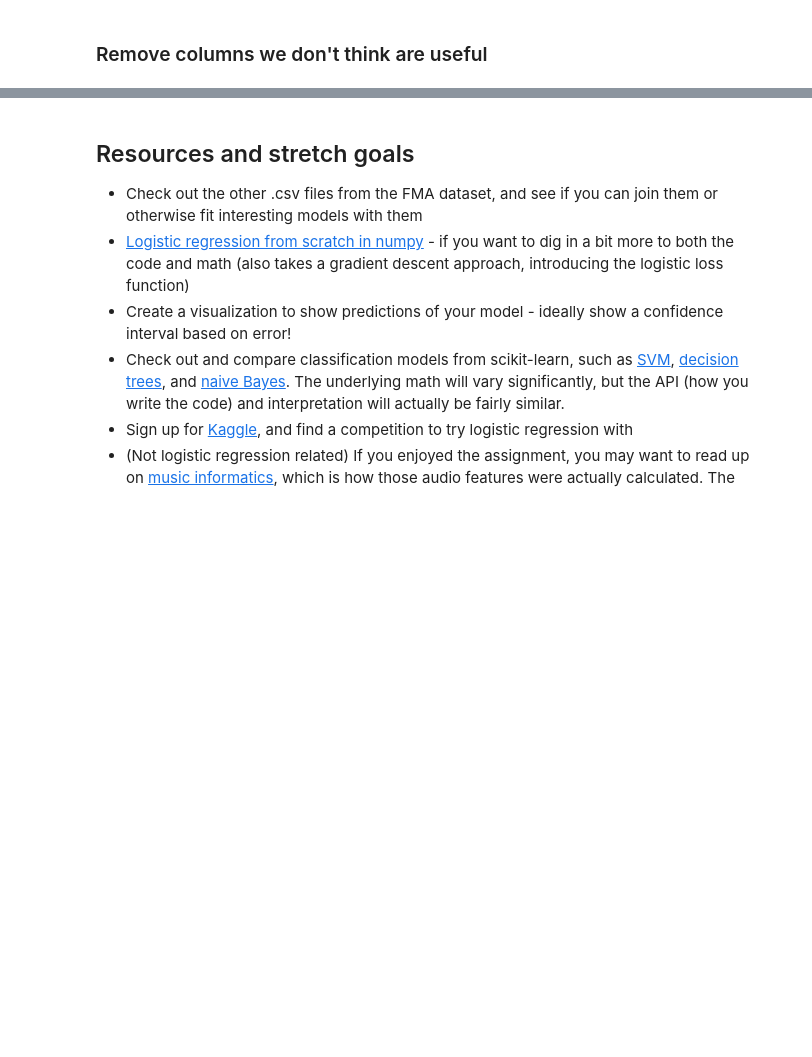
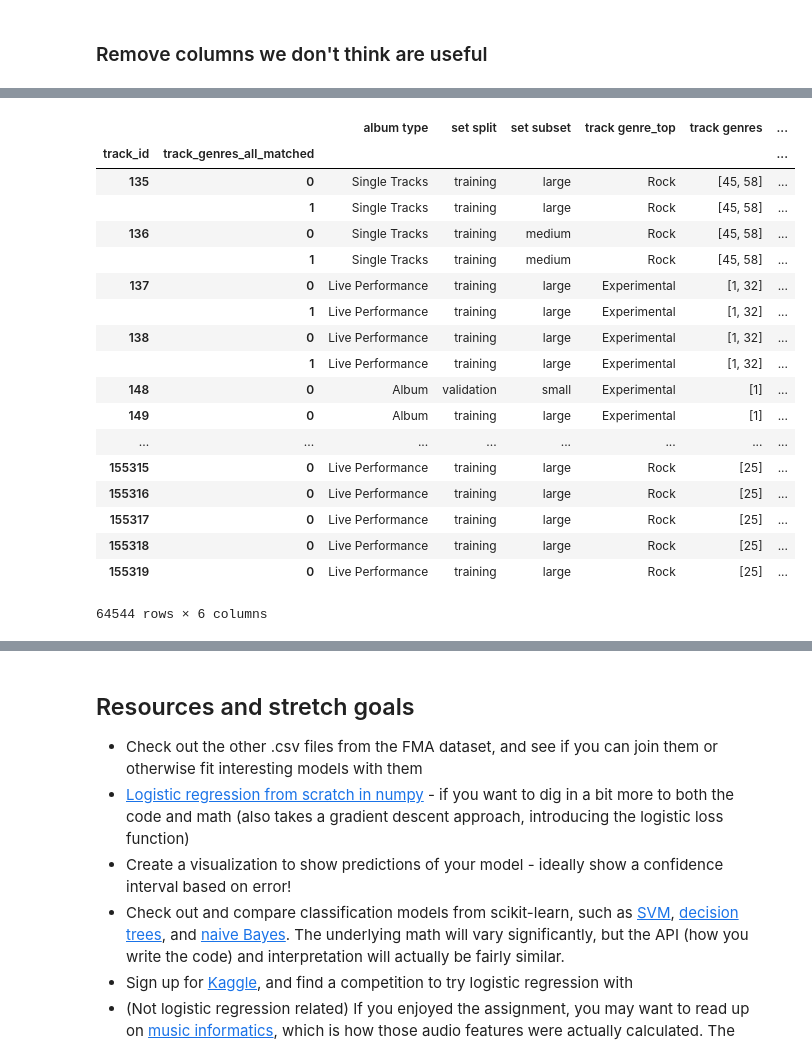
Before and after one commit to bloominstituteoftechnology/DS-Unit-2-Sprint-3-Advanced-Regression, a Jupyter notebook: module1-logistic-regression/LS_DS_231_Logistic_Regression.ipynb, the cells around one changed output, grey strips where cells are left out. Saved outputs shown, nothing was run; the diff lists cells and outputs as text; code cells hidden in the pictures; blank space fills up the shorter version.

```diff
--- a/module1-logistic-regression/LS_DS_231_Logistic_Regression.ipynb
+++ b/module1-logistic-regression/LS_DS_231_Logistic_Regression.ipynb
@@ -567,6 +644,8 @@ tracks_categorical.drop(['album date_created', 'album date_released',
                          'artist bio', 'artist date_created',
                          'artist location', 'artist name',
                          'artist website', 'track date_created',
-                         'track license', 'track title'],
+                         'track license', 'track title',
+                         'track tags', 'artist tags',
+                         'album tags'],
                         axis = 'columns', inplace = True)
 # %%
@@ -583,0 +719,30 @@ album_tags.head()
+# %%
+track_genres_all = tracks_categorical['track genres_all'].str. \
+                extractall(r"(?P<track_genres_all_extracted>[\d]*),+\s+")
+track_genres_all.index.names = ['track_id', 'track_genres_all_matched']
+
+tracks_categorical_2 = tracks_categorical.drop('track genres_all', axis = 1). \
+                          reindex(index = track_genres_all.index, level = 0)
+
+tracks_categorical_2 = tracks_categorical_2.join(track_genres_all, how = 'inner')
+tracks_categorical_2
+# %% [output]
+|  |  | album type | set split | set subset | track genre_top | track genres | ... |
+| track_id | track_genres_all_matched |  |  |  |  |  | ... |
+| 135 | 0 | Single Tracks | training | large | Rock | [45, 58] | ... |
+|  | 1 | Single Tracks | training | large | Rock | [45, 58] | ... |
+| 136 | 0 | Single Tracks | training | medium | Rock | [45, 58] | ... |
+|  | 1 | Single Tracks | training | medium | Rock | [45, 58] | ... |
+| 137 | 0 | Live Performance | training | large | Experimental | [1, 32] | ... |
+|  | 1 | Live Performance | training | large | Experimental | [1, 32] | ... |
+| 138 | 0 | Live Performance | training | large | Experimental | [1, 32] | ... |
+|  | 1 | Live Performance | training | large | Experimental | [1, 32] | ... |
+| 148 | 0 | Album | validation | small | Experimental | [1] | ... |
+| 149 | 0 | Album | training | large | Experimental | [1] | ... |
+| ... | ... | ... | ... | ... | ... | ... | ... |
+| 155315 | 0 | Live Performance | training | large | Rock | [25] | ... |
+| 155316 | 0 | Live Performance | training | large | Rock | [25] | ... |
+| 155317 | 0 | Live Performance | training | large | Rock | [25] | ... |
+| 155318 | 0 | Live Performance | training | large | Rock | [25] | ... |
+| 155319 | 0 | Live Performance | training | large | Rock | [25] | ... |
+64544 rows × 6 columns
```
Also changed, not shown: parts of 53 cells of this notebook.
